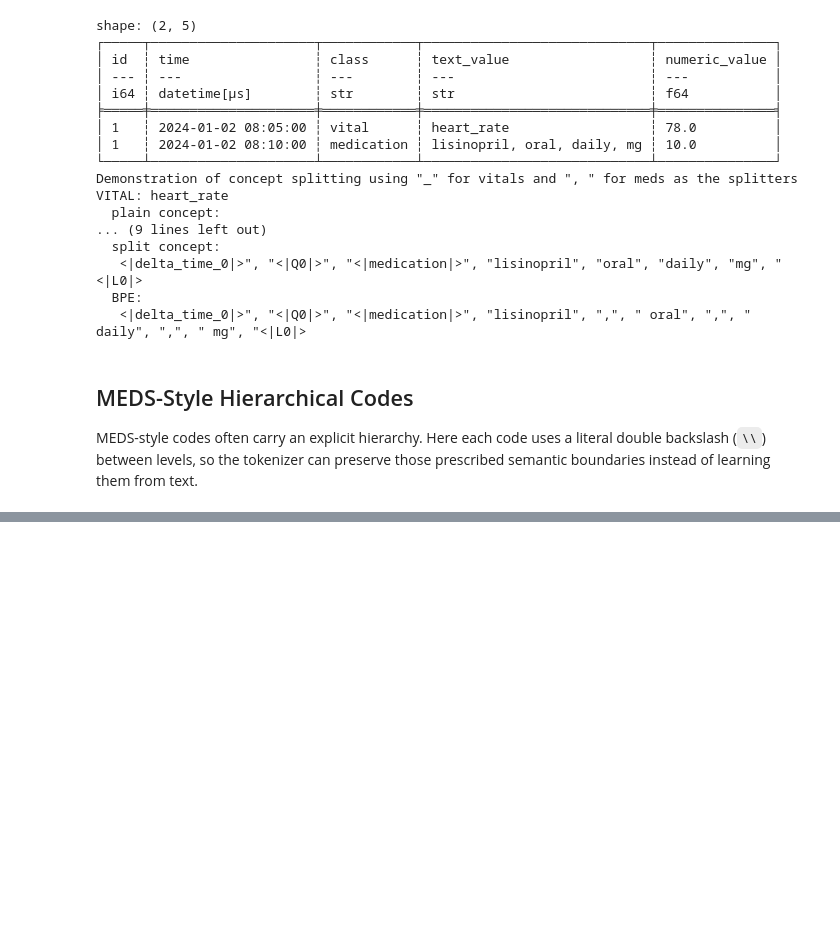
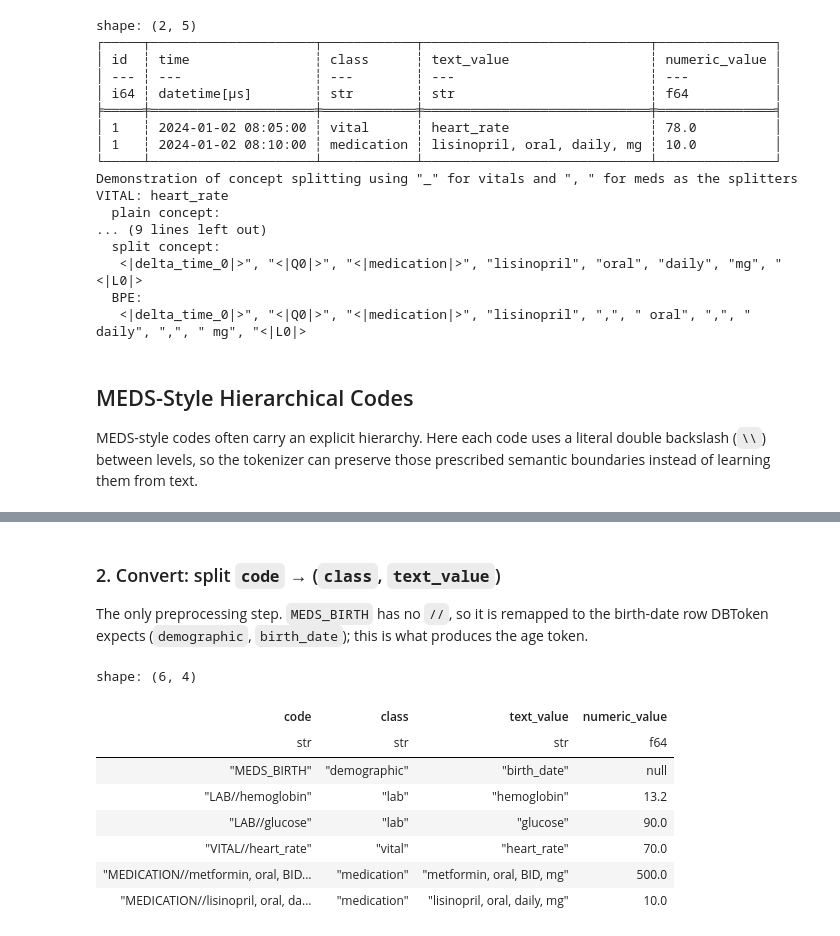
Before and after one commit to AJLozaLab/dbtoken, a Jupyter notebook: demo.ipynb, the cells around one changed output, grey strips where cells are left out. Drawn from its saved outputs; the diff is of its cells as text; code cells hidden in the pictures; blank space fills up the shorter version.

```diff
--- a/demo.ipynb
+++ b/demo.ipynb
@@ -480,0 +551,31 @@ print("Exact MEDS code round-trip: PASSED")
+# %% [markdown]
+### 2. Convert: split `code` → (`class`, `text_value`)
+
+The only preprocessing step. `MEDS_BIRTH` has no `//`, so it is remapped to the birth-date row DBToken expects (`demographic`, `birth_date`); this is what produces the age token.
+# %%
+def meds_to_dbtoken(meds: pl.DataFrame) -> pl.DataFrame:
+    parts = pl.col("code").str.splitn("//", 2)
+    birth = pl.col("code") == "MEDS_BIRTH"
+    return (
+        meds.rename({"subject_id": "id"})
+        .with_columns(
+            pl.when(birth).then(pl.lit("demographic"))
+              .otherwise(parts.struct.field("field_0").str.to_lowercase()).alias("class"),
+            pl.when(birth).then(pl.lit("birth_date"))
+              .otherwise(parts.struct.field("field_1")).alias("text_value"),
+        )
+        .select("id", "time", "class", "text_value", pl.col("numeric_value").cast(pl.Float64))
+    )
+
+meds_df = meds_to_dbtoken(meds_table)
+pl.concat([meds_table.select("code"), meds_df.select("class", "text_value", "numeric_value")], how="horizontal").head(6)
+# %% [output]
+shape: (6, 4)
+| code | class | text_value | numeric_value |
+| str | str | str | f64 |
+| "MEDS_BIRTH" | "demographic" | "birth_date" | null |
+| "LAB//hemoglobin" | "lab" | "hemoglobin" | 13.2 |
+| "LAB//glucose" | "lab" | "glucose" | 90.0 |
+| "VITAL//heart_rate" | "vital" | "heart_rate" | 70.0 |
+| "MEDICATION//metformin, oral, BID... | "medication" | "metformin, oral, BID, mg" | 500.0 |
+| "MEDICATION//lisinopril, oral, da... | "medication" | "lisinopril, oral, daily, mg" | 10.0 |
```
Also changed, not shown: parts of 13 cells of this notebook.
